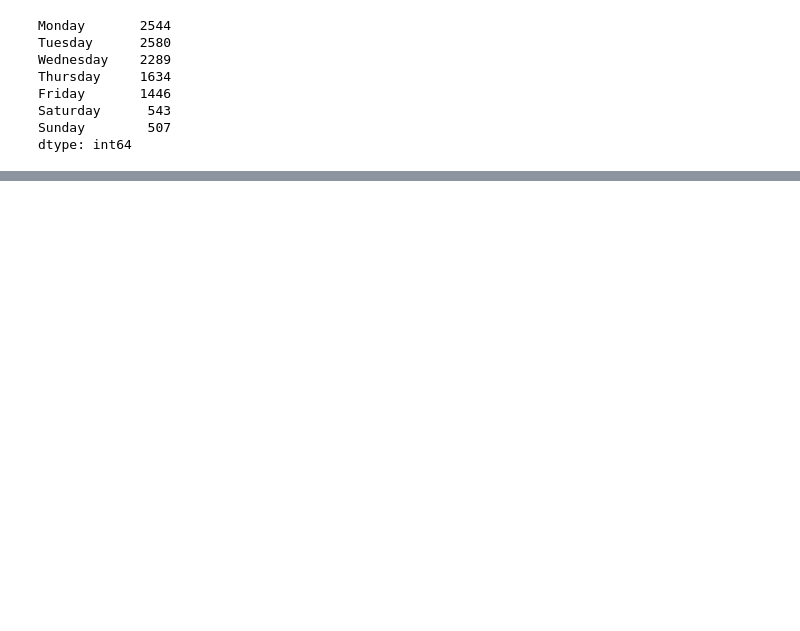
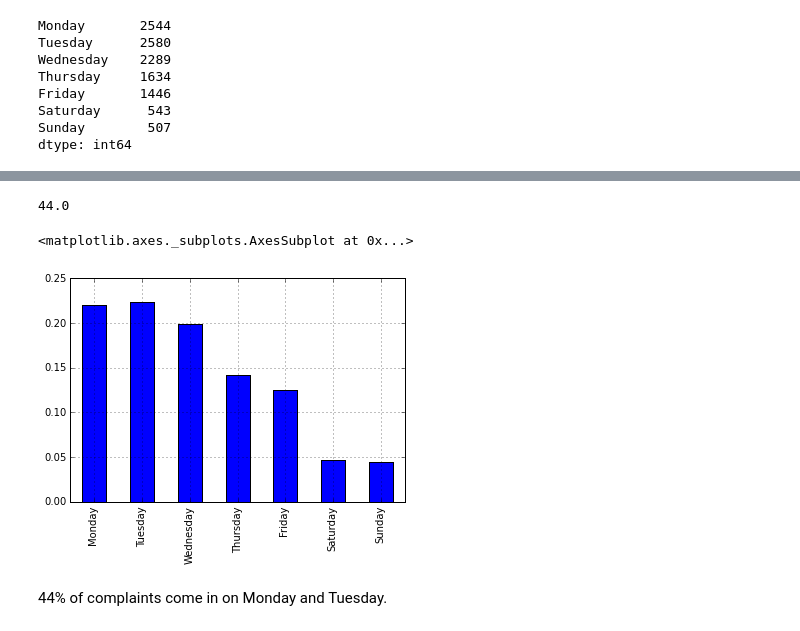
Before and after one commit to tiyd-python-2015-01/consumer-complaints, a Jupyter notebook: Consumer Complaints.ipynb, the cells around one changed output, grey strips where cells are left out. Saved outputs shown, nothing was run; the diff lists cells and outputs as text; code cells hidden in the pictures; blank space fills up the shorter version.

```diff
--- a/Consumer Complaints.ipynb
+++ b/Consumer Complaints.ipynb
@@ -168,0 +166,3 @@ dtype: float64
+# %%
+day_percentage = sortedlist / len(con_com)
+day_percentage
@@ -168,0 +178,13 @@ dtype: float64
+# %%
+montuesperc = day_percentage["Monday"] + day_percentage["Tuesday"]
+montuesperc = (montuesperc * 100).round()
+montuesperc
+# %% [output]
+44.0
+# %%
+day_percentage.plot("bar")
+# %% [output]
+<matplotlib.axes._subplots.AxesSubplot at 0x...>
+[figure, added]
+# %% [markdown]
+44% of complaints come in on Monday and Tuesday.
```
Also changed, not shown: parts of 4 cells of this notebook.
